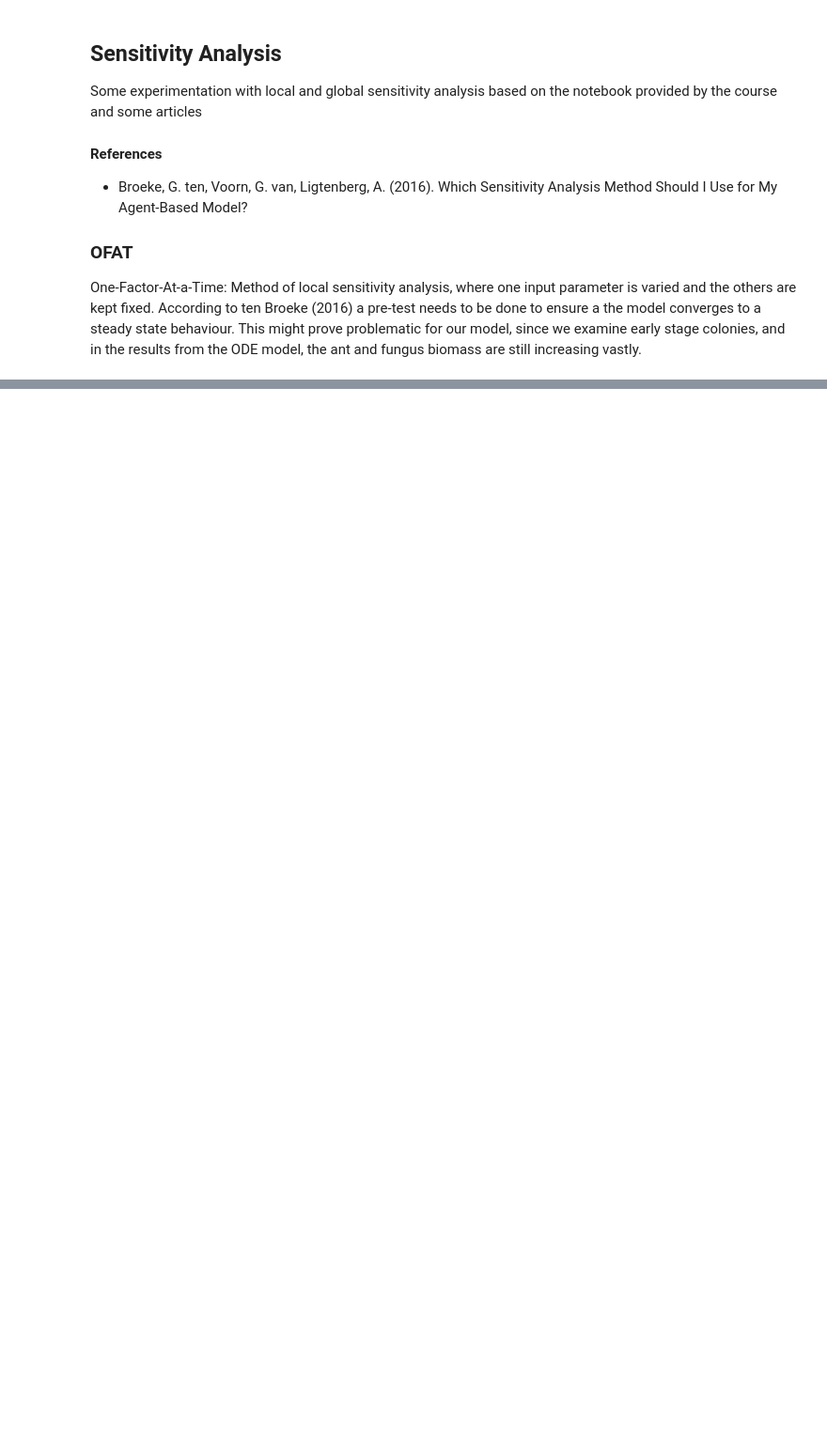
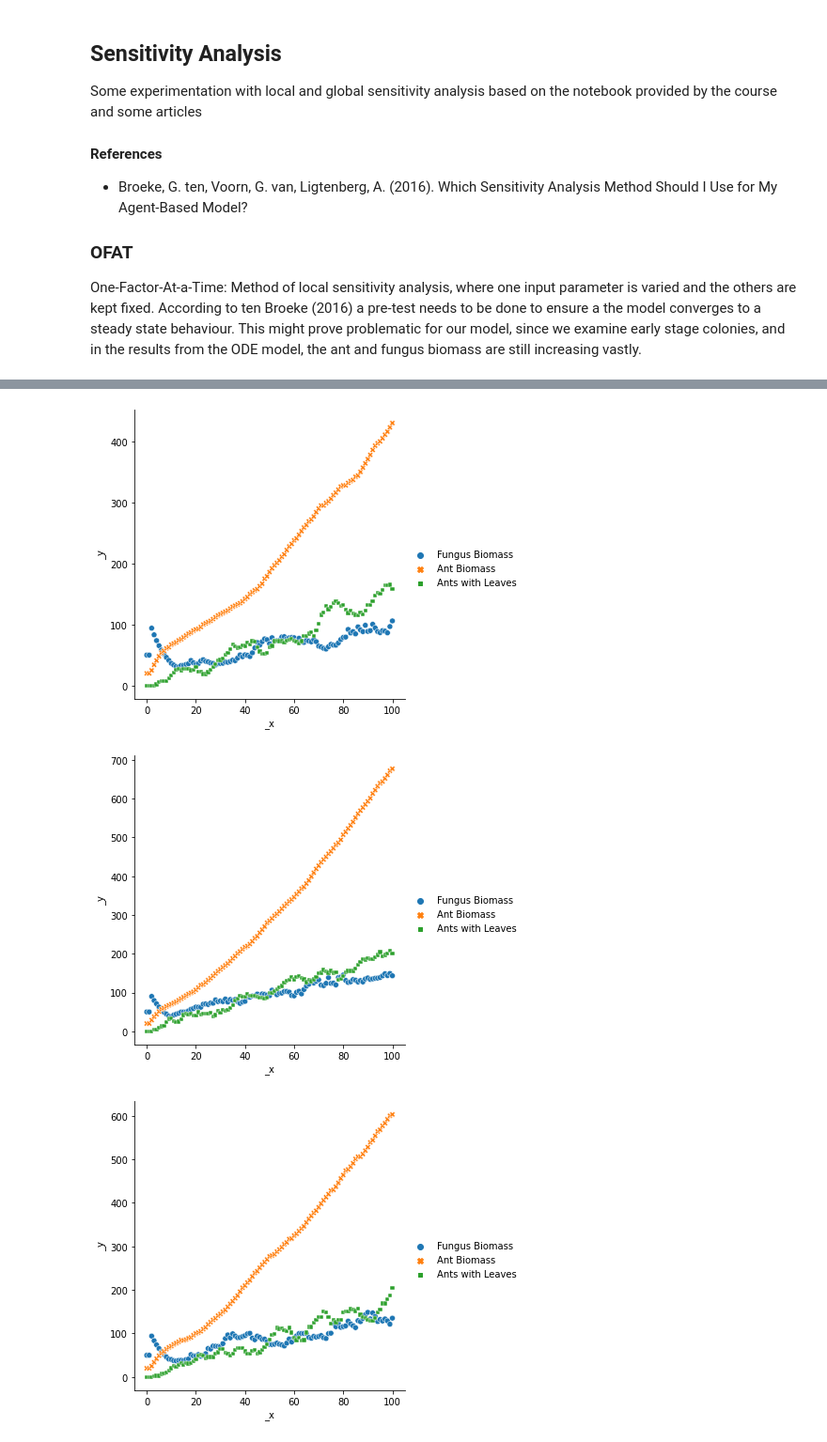
Before and after one commit to Maloup/leafcutter-ants-fungi-mutualism-abm, a Jupyter notebook: SA-experimentation.ipynb, the cells around one changed output, grey strips where cells are left out. Shown at 94% size. Cells and saved outputs as stored; diff of their text form; code cells hidden in the pictures; blank space fills up the shorter version.

```diff
--- a/SA-experimentation.ipynb
+++ b/SA-experimentation.ipynb
@@ -69,0 +77,6 @@ sns.relplot(data=data, x='Ants_Biomass', y='Fungus_Biomass', hue='num_ants')
+# %%
+data_collection = batch.get_collector_model()
+# print(data_collection.keys())
+
+# every key - value pair (nr_ants, repetition_number) contains a single model run
+print(data_collection[(20,20)])
@@ -69,0 +98,7 @@ sns.relplot(data=data, x='Ants_Biomass', y='Fungus_Biomass', hue='num_ants')
+# %%
+for i in range(10):
+    sns.relplot(data=data_collection[(20,i)])
+# %% [output]
+[figure, added]
+[figure, added]
+[figure, added]
```
Also changed, not shown: parts of 4 cells of this notebook.
